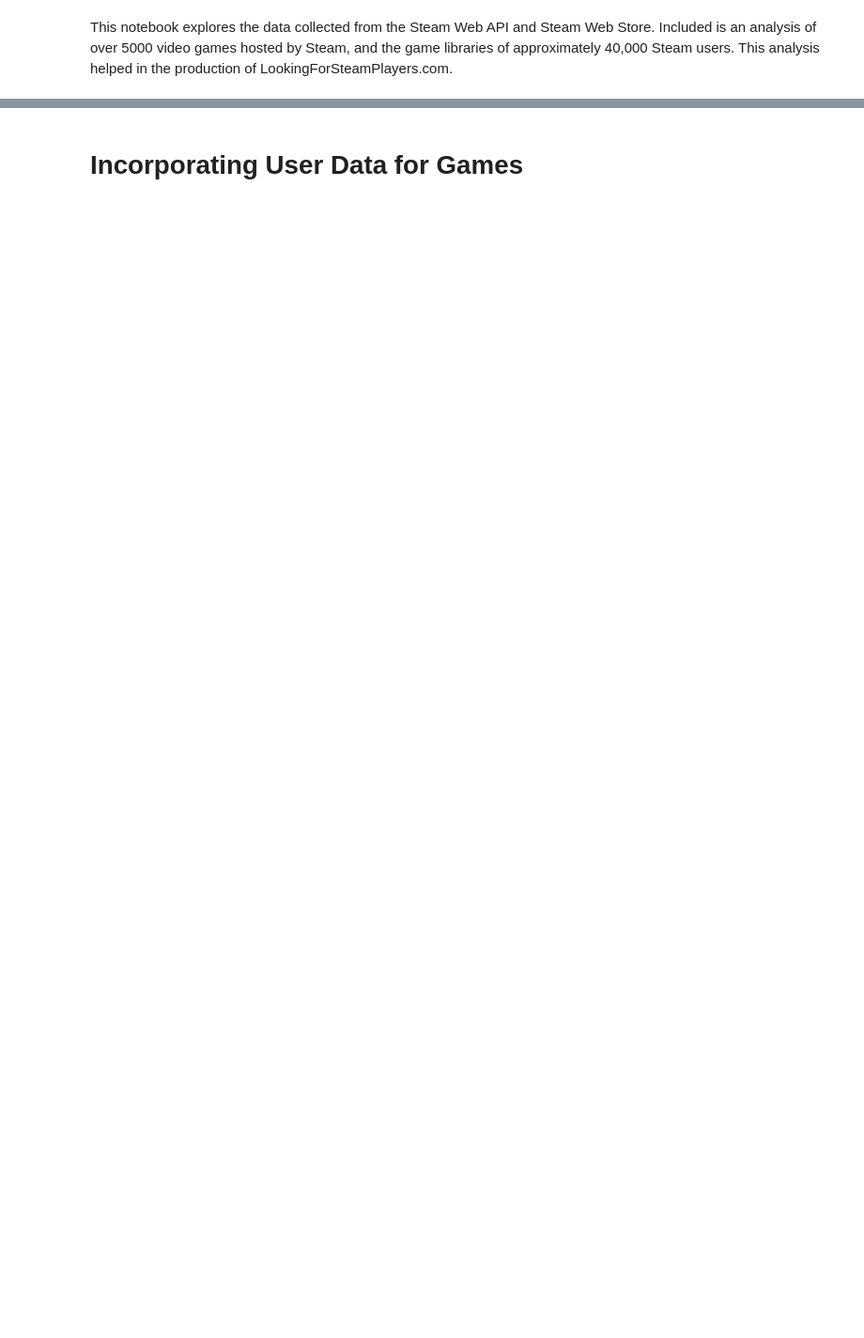
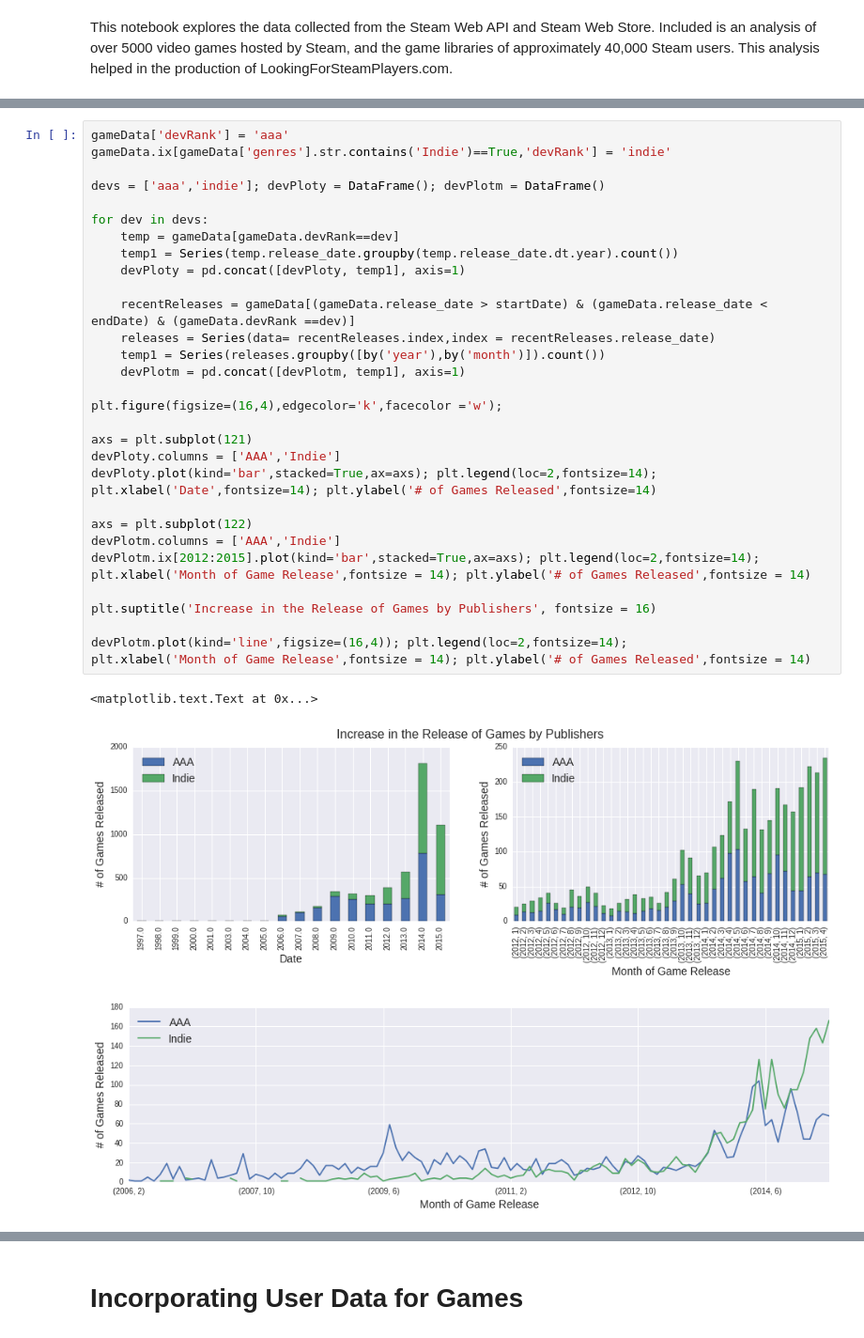
Before and after one commit to mjhines/LookingForPlayers, a Jupyter notebook: Steam_Games_Analysis.ipynb, the cells around one changed output, grey strips where cells are left out. Shown: that part at 94% size. Cells and saved outputs as stored; diff of their text form; blank space fills up the shorter version.

```diff
--- a/Steam_Games_Analysis.ipynb
+++ b/Steam_Games_Analysis.ipynb
@@ -300,0 +112,36 @@ sns.jointplot('original_price','metacritic',
+# %%
+gameData['devRank'] = 'aaa'
+gameData.ix[gameData['genres'].str.contains('Indie')==True,'devRank'] = 'indie'
+
+devs = ['aaa','indie']; devPloty = DataFrame(); devPlotm = DataFrame()
+
+for dev in devs:
+    temp = gameData[gameData.devRank==dev]
+    temp1 = Series(temp.release_date.groupby(temp.release_date.dt.year).count())
+    devPloty = pd.concat([devPloty, temp1], axis=1)
+
+    recentReleases = gameData[(gameData.release_date > startDate) & (gameData.release_date < endDate) & (gameData.devRank ==dev)]
+    releases = Series(data= recentReleases.index,index = recentReleases.release_date)
+    temp1 = Series(releases.groupby([by('year'),by('month')]).count())
+    devPlotm = pd.concat([devPlotm, temp1], axis=1)
+
+plt.figure(figsize=(16,4),edgecolor='k',facecolor ='w');
+
+axs = plt.subplot(121)
+devPloty.columns = ['AAA','Indie']
+devPloty.plot(kind='bar',stacked=True,ax=axs); plt.legend(loc=2,fontsize=14);
+plt.xlabel('Date',fontsize=14); plt.ylabel('# of Games Released',fontsize=14)
+
+axs = plt.subplot(122)
+devPlotm.columns = ['AAA','Indie']
+devPlotm.ix[2012:2015].plot(kind='bar',stacked=True,ax=axs); plt.legend(loc=2,fontsize=14);
+plt.xlabel('Month of Game Release',fontsize = 14); plt.ylabel('# of Games Released',fontsize = 14)
+
+plt.suptitle('Increase in the Release of Games by Publishers', fontsize = 16)
+
+devPlotm.plot(kind='line',figsize=(16,4)); plt.legend(loc=2,fontsize=14);
+plt.xlabel('Month of Game Release',fontsize = 14); plt.ylabel('# of Games Released',fontsize = 14)
+# %% [output]
+<matplotlib.text.Text at 0x...>
+[figure, added]
+[figure, added]
```
Also changed, not shown: parts of 87 cells of this notebook.
